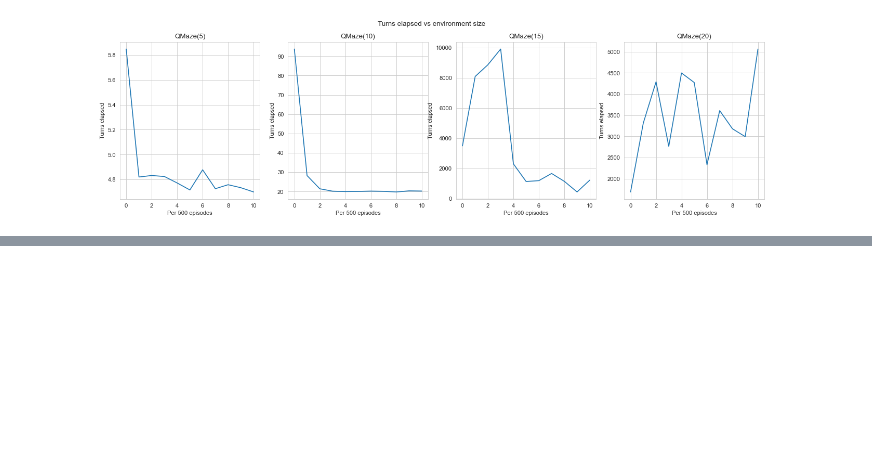
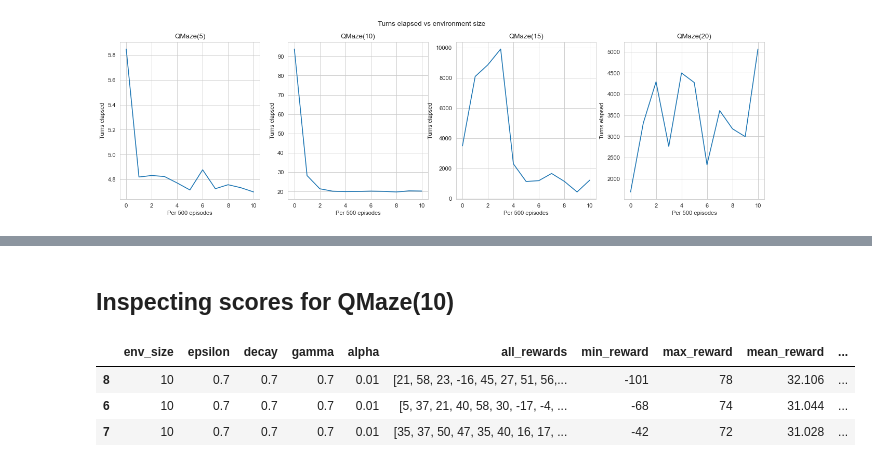
Before and after one commit to feiphoon/inm707-task2, a Jupyter notebook: src/maze/qlearning_analysis.ipynb, the cells around one changed output, grey strips where cells are left out. Cells and saved outputs as stored; diff of their text form; code cells hidden in the pictures; blank space fills up the shorter version.

```diff
--- a/src/maze/qlearning_analysis.ipynb
+++ b/src/maze/qlearning_analysis.ipynb
@@ -276,0 +287,12 @@ plt.title("QMaze(20)");
+# %% [markdown]
+## Inspecting scores for QMaze(10)
+# %%
+size10_results_df = pd.read_csv("results/20210411-074130/env_size_10__epsilon_0.7__decay_0.7__gamma_0.7__alpha_0.01.csv")
+size10_df1 = size10_results_df.sort_values(by=["mean_turns_elapsed"], ascending=True)
+size10_df2 = size10_df1.sort_values(by=["mean_reward"], ascending=False)
+size10_df2.head(3)
+# %% [output]
+|  | env_size | epsilon | decay | gamma | alpha | all_rewards | min_reward | max_reward | mean_reward | ... |
+| 8 | 10 | 0.7 | 0.7 | 0.7 | 0.01 | [21, 58, 23, -16, 45, 27, 51, 56,... | -101 | 78 | 32.106 | ... |
+| 6 | 10 | 0.7 | 0.7 | 0.7 | 0.01 | [5, 37, 21, 40, 58, 30, -17, -4, ... | -68 | 74 | 31.044 | ... |
+| 7 | 10 | 0.7 | 0.7 | 0.7 | 0.01 | [35, 37, 50, 47, 35, 40, 16, 17, ... | -42 | 72 | 31.028 | ... |
```
Also changed, not shown: parts of 2 cells of this notebook.
